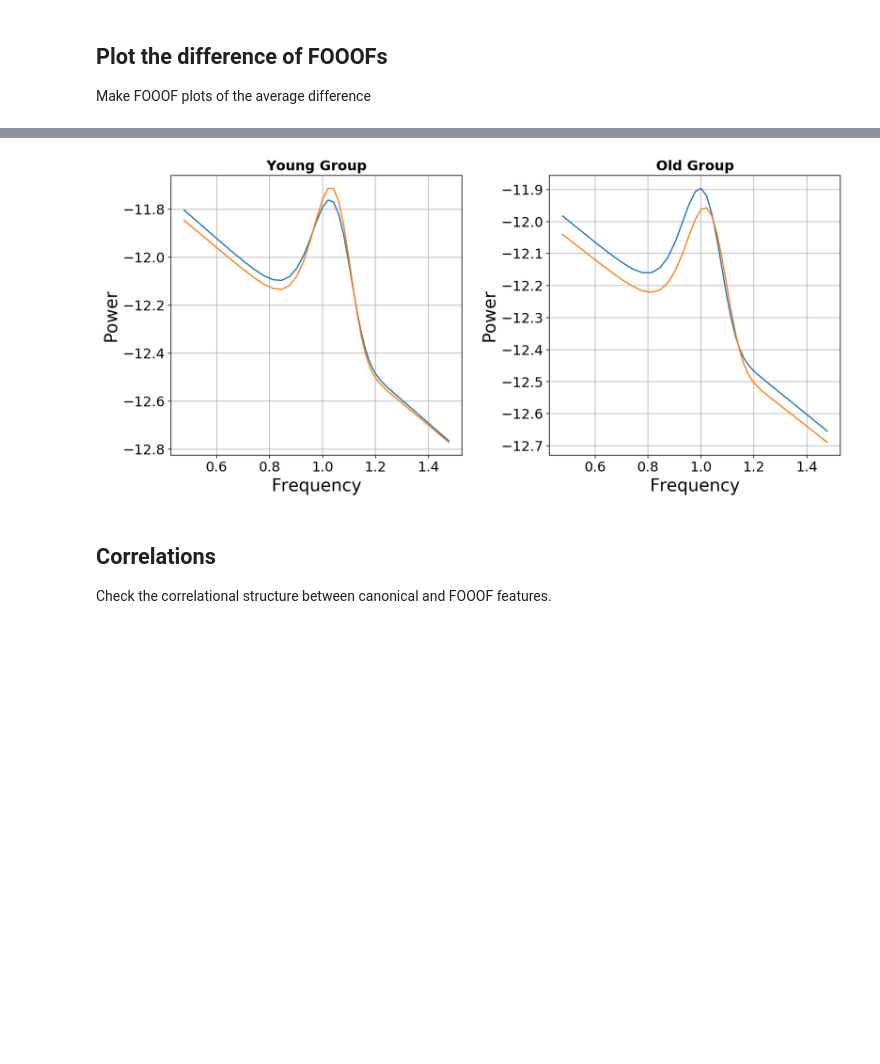
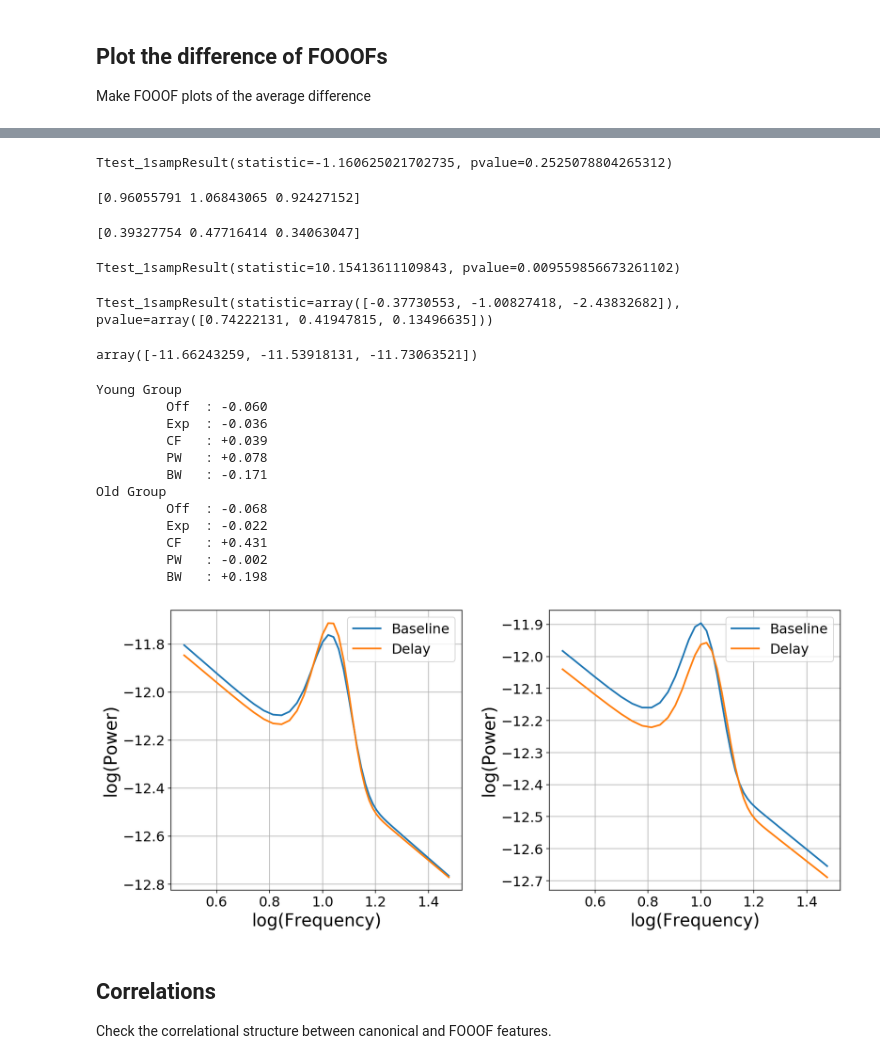
Before and after one commit to TomDonoghue/EEGparam, a Jupyter notebook: notebooks/GroupAnalysis-Task.ipynb, the cells around one changed output, grey strips where cells are left out. Saved outputs shown, nothing was run; the diff lists cells and outputs as text; code cells hidden in the pictures; blank space fills up the shorter version.

Commit message:
Messy updates - but adds some new stats

```diff
--- a/notebooks/GroupAnalysis-Task.ipynb
+++ b/notebooks/GroupAnalysis-Task.ipynb
@@ -510,0 +517,8 @@ FOOOF AP + vs. FOOOF AP
+# %%
+for age in ['YNG', 'OLD']:
+    print(age)
+    for label in ['offset', 'exponent', 'alpha_cf', 'alpha_pw', 'alpha_bw']:
+        temp = diff_data_dict[age][label]
+        print('\n', label)
+        print('\t Avg Diff: \t {:+1.3f}'.format(np.mean(temp)))
+        print_stat('\t t-test', *ttest_1samp(temp, 0))
@@ -515,27 +558,70 @@ Make FOOOF plots of the average difference
+# %%
+ttest_1samp(ww, 0)
+# %% [output]
+Ttest_1sampResult(statistic=-1.160625021702735, pvalue=0.2525078804265312)
+# %%
+rr = all_exps[:, YNG_INDS, :].mean(0).mean(0)
+print(rr)
+# %% [output]
+[0.96055791 1.06843065 0.92427152]
+# %%
+ee = all_exps[:, YNG_INDS, :].mean(0)
+ff = ee[2] - ee[0]
+print(ff)
+ttest_1samp(ff, 0)
+# %% [output]
+[0.39327754 0.47716414 0.34063047]
+Ttest_1sampResult(statistic=10.15413611109843, pvalue=0.009559856673261102)
+# %%
+ttest_1samp(qq[:, 2] - qq[:, 0], 0)
+# %% [output]
+Ttest_1sampResult(statistic=array([-0.37730553, -1.00827418, -2.43832682]), pvalue=array([0.74222131, 0.41947815, 0.13496635]))
+# %%
+time_offs[2] -
+# %% [output]
+array([-11.66243259, -11.53918131, -11.73063521])
 # %%
 _, ax = plt.subplots(1, 2, figsize=(14, 6))
 titles = ['Young Group', 'Old Group']
 for ii, inds in enumerate([YNG_INDS, OLD_INDS]):
 
+    time_offs = all_offsets[:, inds, :].mean(0).mean(0)
     time_exps = all_exps[:, inds, :].mean(0).mean(0)
-    time_offs = all_offsets[:, inds, :].mean(0).mean(0)
     time_al_cf = all_alphas_cf[:, inds, :].mean(0).mean(0)
     time_al_pw = all_alphas[:, inds, :].mean(0).mean(0)
     time_al_bw = all_alphas_bw[:, inds, :].mean(0).mean(0)
 
     fs, base_spectrum = gen_power_spectrum([3, 30],
                                            [time_offs[0], time_exps[0]],
                                            [time_al_cf[0], time_al_pw[0], time_al_bw[0]/2], nlv=0)
     fs, task_spectrum = gen_power_spectrum([3, 30],
                                            [time_offs[2], time_exps[2]],
                                            [time_al_cf[2], time_al_pw[2], time_al_bw[2]/2], nlv=0)
 
-    plot_spectra(fs, [base_spectrum, task_spectrum], True, True, ax=ax[ii])
-    ax[ii].set_title(titles[ii], {'fontsize' : 16, 'fontweight' : 'bold'})
+    plot_spectra(fs, [base_spectrum, task_spectrum], True, True, ['Baseline', 'Delay'], ax=ax[ii])
+    #ax[ii].set_title(titles[ii], {'fontsize' : 16, 'fontweight' : 'bold'})
+
+    print(titles[ii])
+    for label, dat in zip(['Off', 'Exp', 'CF ', 'PW ', 'BW '],
+                          [time_offs, time_exps,  time_al_cf, time_al_pw, time_al_bw]):
+        print('\t', label, ' : {:+1.3f}'.format(dat[2] - dat[0]))
 
 plt.subplots_adjust(wspace=0.3)
+plt.savefig('TaskModels.png', dpi=300)
 # %% [output]
+Young Group
+         Off  : -0.060
+         Exp  : -0.036
+         CF   : +0.039
+         PW   : +0.078
+         BW   : -0.171
+Old Group
+         Off  : -0.068
+         Exp  : -0.022
+         CF   : +0.431
+         PW   : -0.002
+         BW   : +0.198
-[figure, old version]
+[figure, new version]
 # %% [markdown]
 ## Correlations
 
```
Also changed, not shown: parts of 13 cells of this notebook.
